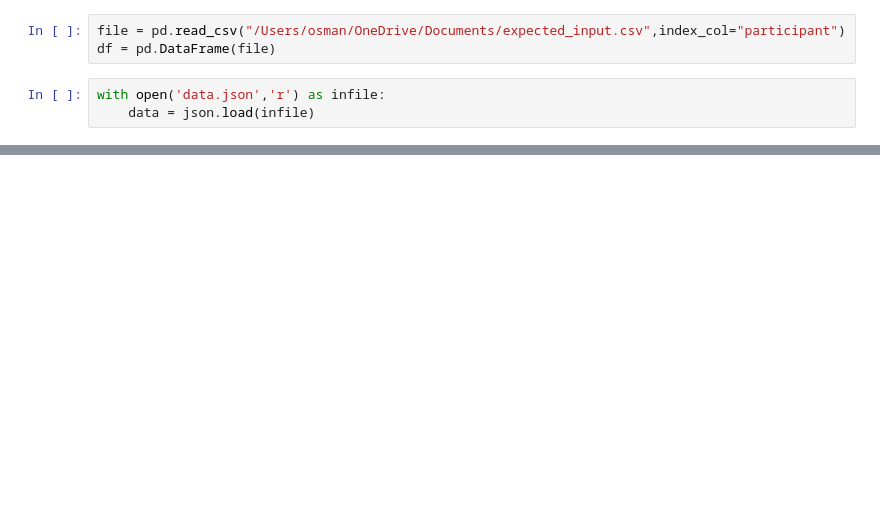
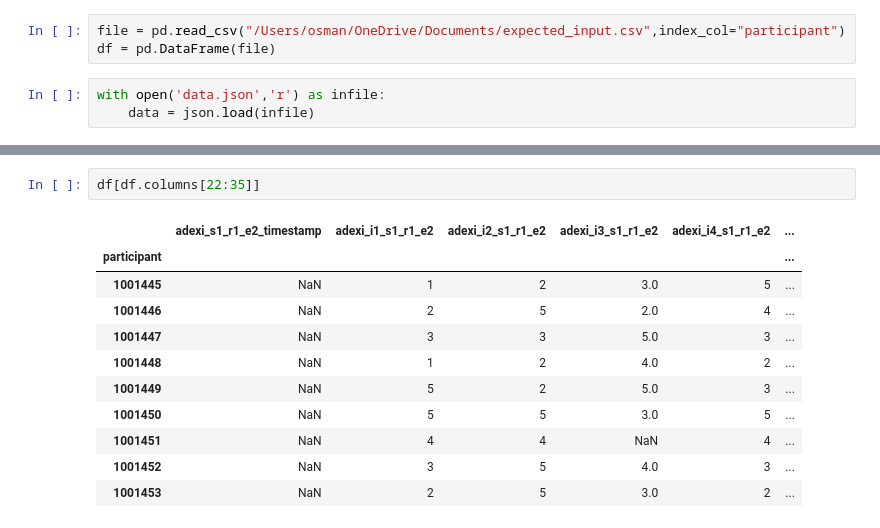
Before and after one commit to davhunt/instruments, a Jupyter notebook: script/Testing.ipynb, the cells around one changed output, grey strips where cells are left out. Drawn from its saved outputs; the diff is of its cells as text; blank space fills up the shorter version.

```diff
--- a/script/Testing.ipynb
+++ b/script/Testing.ipynb
@@ -199,3 +291,17 @@ df[df.columns[11:22]]
+# %%
+df[df.columns[22:35]]
+# %% [output]
+|  | adexi_s1_r1_e2_timestamp | adexi_i1_s1_r1_e2 | adexi_i2_s1_r1_e2 | adexi_i3_s1_r1_e2 | adexi_i4_s1_r1_e2 | ... |
+| participant |  |  |  |  |  | ... |
+| 1001445 | NaN | 1 | 2 | 3.0 | 5 | ... |
+| 1001446 | NaN | 2 | 5 | 2.0 | 4 | ... |
+| 1001447 | NaN | 3 | 3 | 5.0 | 3 | ... |
+| 1001448 | NaN | 1 | 2 | 4.0 | 2 | ... |
+| 1001449 | NaN | 5 | 2 | 5.0 | 3 | ... |
+| 1001450 | NaN | 5 | 5 | 3.0 | 5 | ... |
+| 1001451 | NaN | 4 | 4 | NaN | 4 | ... |
+| 1001452 | NaN | 3 | 5 | 4.0 | 3 | ... |
+| 1001453 | NaN | 2 | 5 | 3.0 | 2 | ... |
 # %%
 df[df.columns[32:]]
 # %% [output]
```
Also changed, not shown: parts of 5 cells of this notebook, 1 other file.
